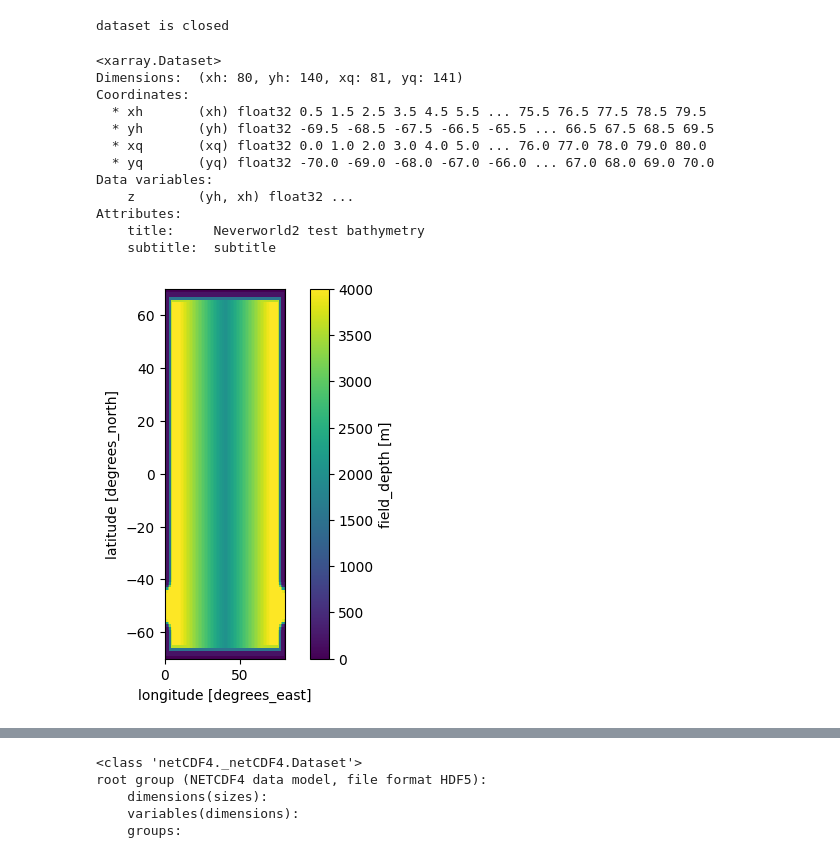
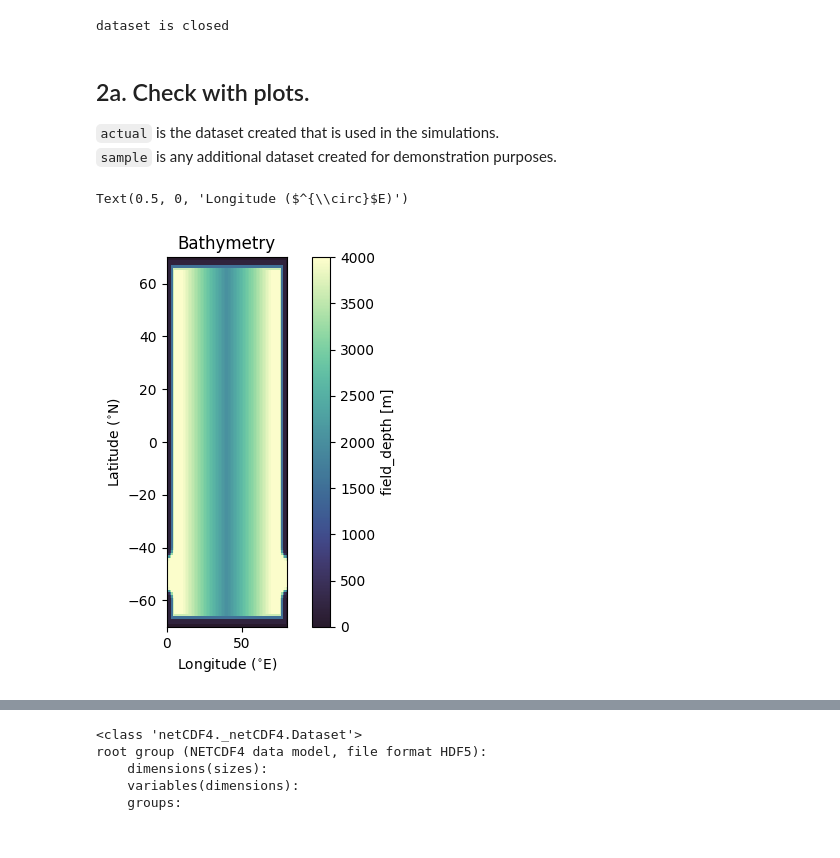
Before and after one commit to kailauyeda/single_basin_amoc_tropics, a Jupyter notebook: 6-21_build_INPUT/bathymetry_wind_SST_build.ipynb, the cells around one changed output, grey strips where cells are left out. Drawn from its saved outputs; the diff is of its cells as text; code cells hidden in the pictures.

Commit message:
Update BUILD forcing files

```diff
--- a/6-21_build_INPUT/bathymetry_wind_SST_build.ipynb
+++ b/6-21_build_INPUT/bathymetry_wind_SST_build.ipynb
@@ -363,25 +192,22 @@ root group (NETCDF4 data model, file format HDF5):
 f.close(); print('dataset is closed')
 # %% [output]
 dataset is closed
+# %% [markdown]
+## <font color='3365d3'> 2a. Check with plots. </font>
+<a name=2a></a>
+`actual` is the dataset created that is used in the simulations.\
+`sample` is any additional dataset created for demonstration purposes.
 # %%
-sample=xr.open_dataset('/vortex1/jupyter-kuyeda/t_m_p_wind/6-21_build_INPUT/6-21_INPUT_files/topo_file_test1.nc')
-sample
+bath_actual = xr.open_dataset('/vortex1/jupyter-kuyeda/t_m_p_wind/6-21_build_INPUT/6-21_INPUT_files/topo_file_test1.nc')
+bath_sample = xr.open_dataset('/vortex1/jupyter-kuyeda/files_to_delete/topo_file_test4.nc')
-# %% [output]
-<xarray.Dataset>
-Dimensions:  (xh: 80, yh: 140, xq: 81, yq: 141)
-Coordinates:
-  * xh       (xh) float32 0.5 1.5 2.5 3.5 4.5 5.5 ... 75.5 76.5 77.5 78.5 79.5
-  * yh       (yh) float32 -69.5 -68.5 -67.5 -66.5 -65.5 ... 66.5 67.5 68.5 69.5
-  * xq       (xq) float32 0.0 1.0 2.0 3.0 4.0 5.0 ... 76.0 77.0 78.0 79.0 80.0
-  * yq       (yq) float32 -70.0 -69.0 -68.0 -67.0 -66.0 ... 67.0 68.0 69.0 70.0
-Data variables:
-    z        (yh, xh) float32 ...
-Attributes:
-    title:     Neverworld2 test bathymetry
-    subtitle:  subtitle
 # %%
 fig,ax = plt.subplots(nrows=1,ncols=1)
-sample.z.plot()
+bathmap = cmocean.tools.crop(cmocean.cm.topo,0,2000,2000)
+bath_sample.z.plot(cmap=bathmap)
 ax.set_aspect(140/80)
+ax.set_title('Bathymetry')
+ax.set_ylabel('Latitude ($^{\circ}$N)')
+ax.set_xlabel('Longitude ($^{\circ}$E)')
 # %% [output]
+Text(0.5, 0, 'Longitude ($^{\\circ}$E)')
-[figure, old version]
+[figure, new version]
```
Also changed, not shown: parts of 88 cells of this notebook, 1 other file.
